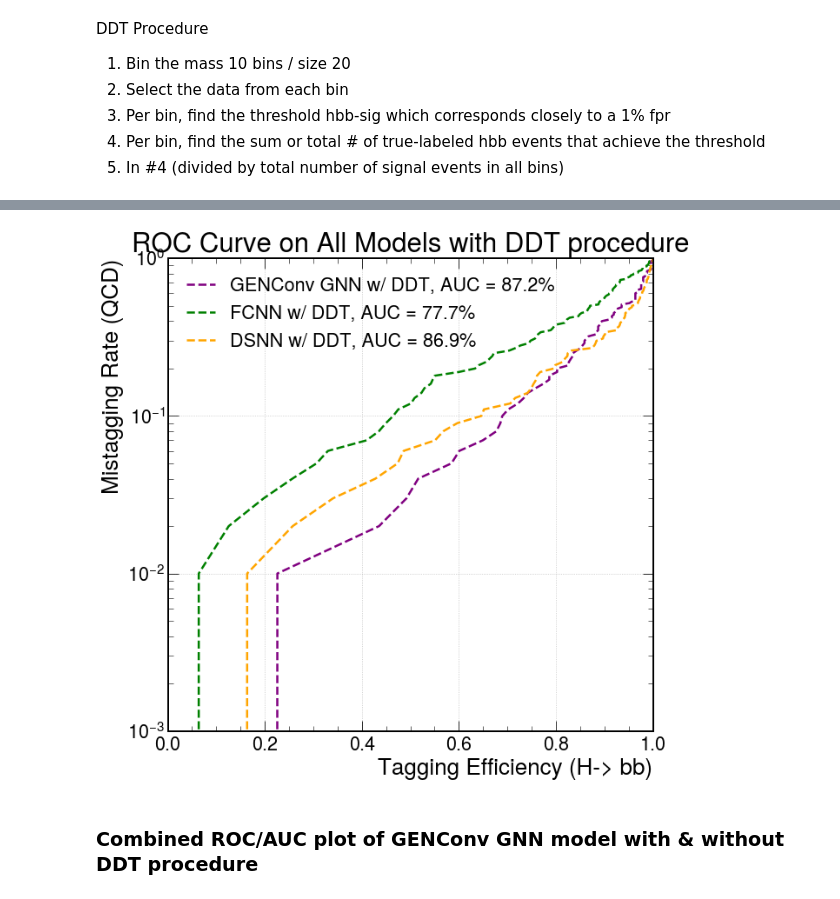
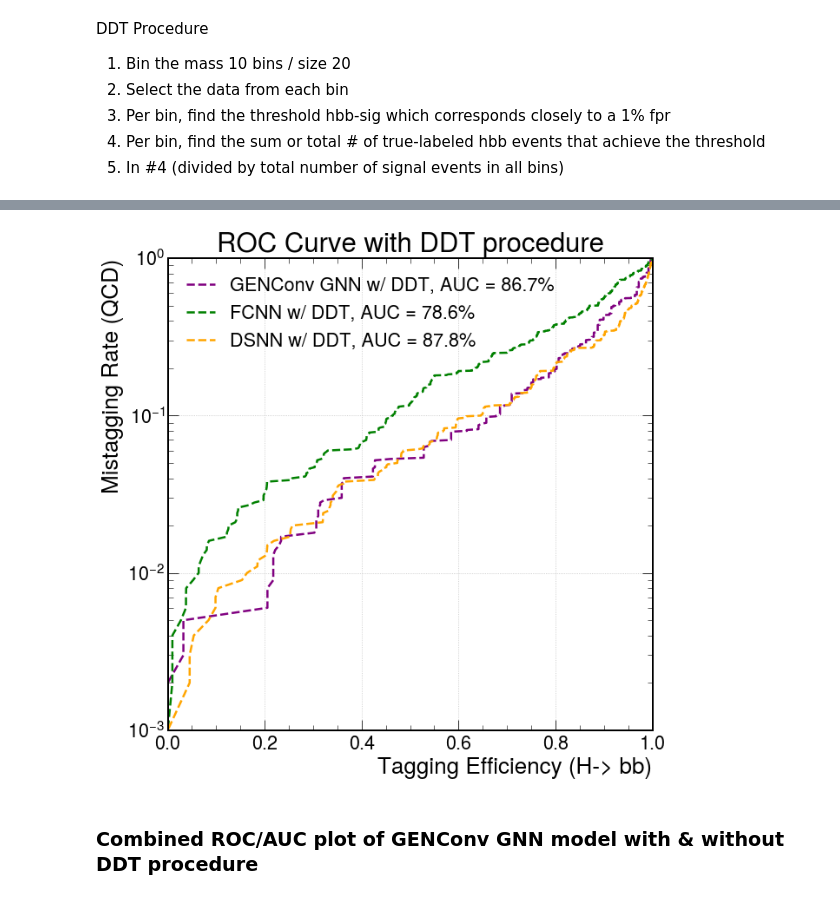
Before and after one commit to Bryan-Az/DSC-Capstone-Result-Replication, a Jupyter notebook: src/analysis/evaluation.ipynb, the cells around one changed output, grey strips where cells are left out. Drawn from its saved outputs; the diff is of its cells as text; code cells hidden in the pictures.

```diff
--- a/src/analysis/evaluation.ipynb
+++ b/src/analysis/evaluation.ipynb
@@ -186,7 +186,7 @@ def ddt_find_fpr(cutoffs, data):
         tprs.append(true_pos_rate)
     return np.array(tprs), threshes_lowest
 # %%
-ddt_fpr = np.arange(0,1,0.01)
+ddt_fpr = np.arange(0,1,0.001)
 # %%
 ddt_gnn_tpr, thresholds_ddt_gnn = ddt_find_fpr(ddt_fpr, graph_predictions)
 ddt_dsnn_tpr, thresholds_ddt_dsnn = ddt_find_fpr(ddt_fpr, dsnn_predictions)
@@ -194,21 +194,21 @@ ddt_fcnn_tpr, thresholds_ddt_fcnn = ddt_find_fpr(ddt_fpr, fcnn_predictions)
 # %%
 # plot curves
 plt.figure()
 plt.plot(ddt_gnn_tpr, ddt_fpr, color = 'purple', linestyle = '--', lw=2.5, label="GENConv GNN w/ DDT, AUC = {:.1f}%".format(auc(ddt_fpr, ddt_gnn_tpr)*100))
 plt.plot(ddt_fcnn_tpr, ddt_fpr, color = 'green', linestyle = '--', lw=2.5, label="FCNN w/ DDT, AUC = {:.1f}%".format(auc(ddt_fpr, ddt_fcnn_tpr)*100))
 plt.plot(ddt_dsnn_tpr, ddt_fpr, color = 'orange', linestyle = '--', lw=2.5, label="DSNN w/ DDT, AUC = {:.1f}%".format(auc(ddt_fpr, ddt_dsnn_tpr)*100))
 plt.xlabel(r'Tagging Efficiency (H-> bb)')
 plt.ylabel(r'Mistagging Rate (QCD)')
-plt.title('ROC Curve on All Models with DDT procedure')
+plt.title('ROC Curve with DDT procedure')
 plt.semilogy()
 plt.ylim(0.001, 1)
 plt.xlim(0, 1)
 plt.grid(True)
 plt.legend(loc='upper left')
 plt.savefig('roc_curve_ddt_only.jpg')
 plt.show()
 # %% [output]
-[figure, old version]
+[figure, new version]
 # %% [markdown]
 ### Combined ROC/AUC plot of GENConv GNN model with & without DDT procedure
 # %%
```
Also changed, not shown: parts of 9 cells of this notebook, 12 other files.
